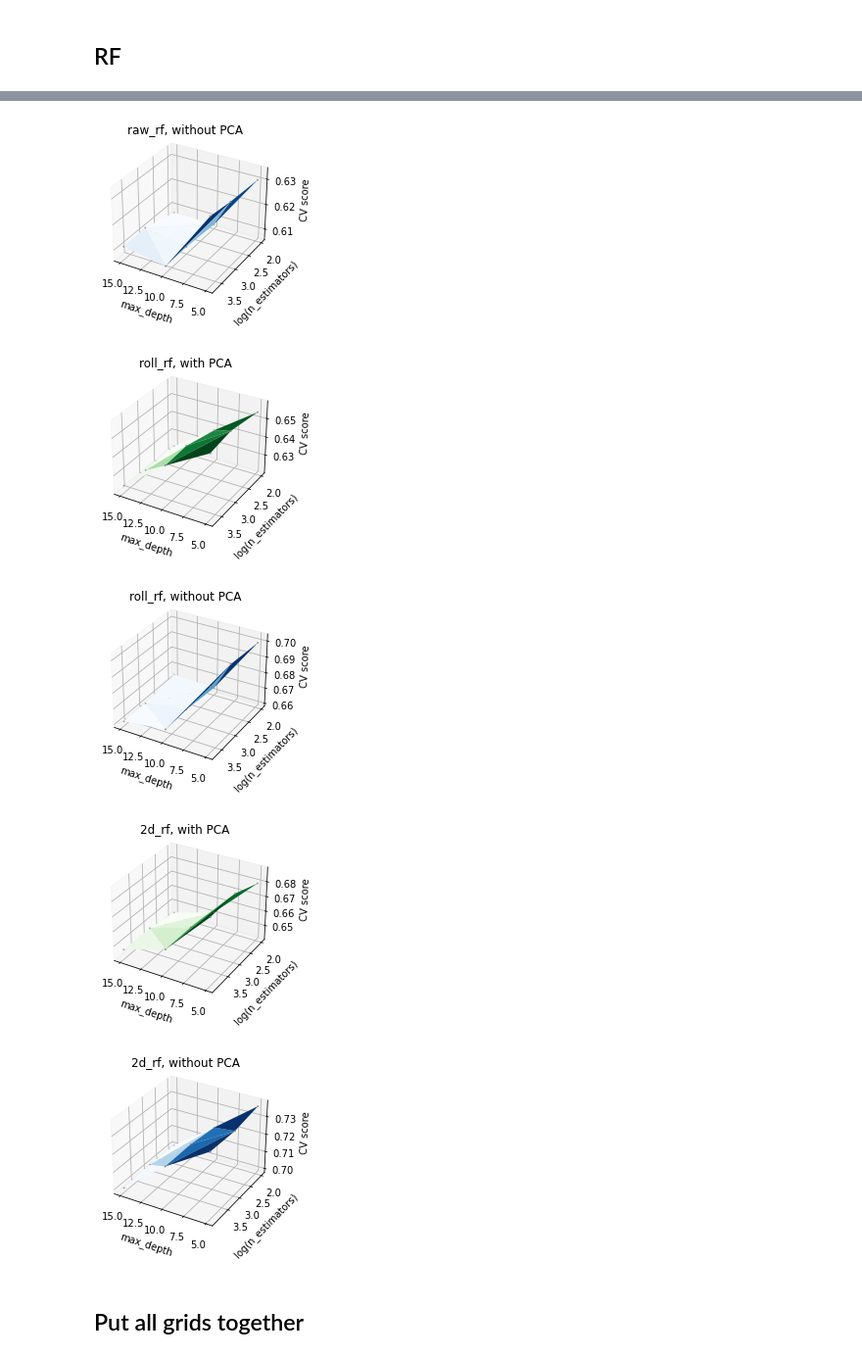
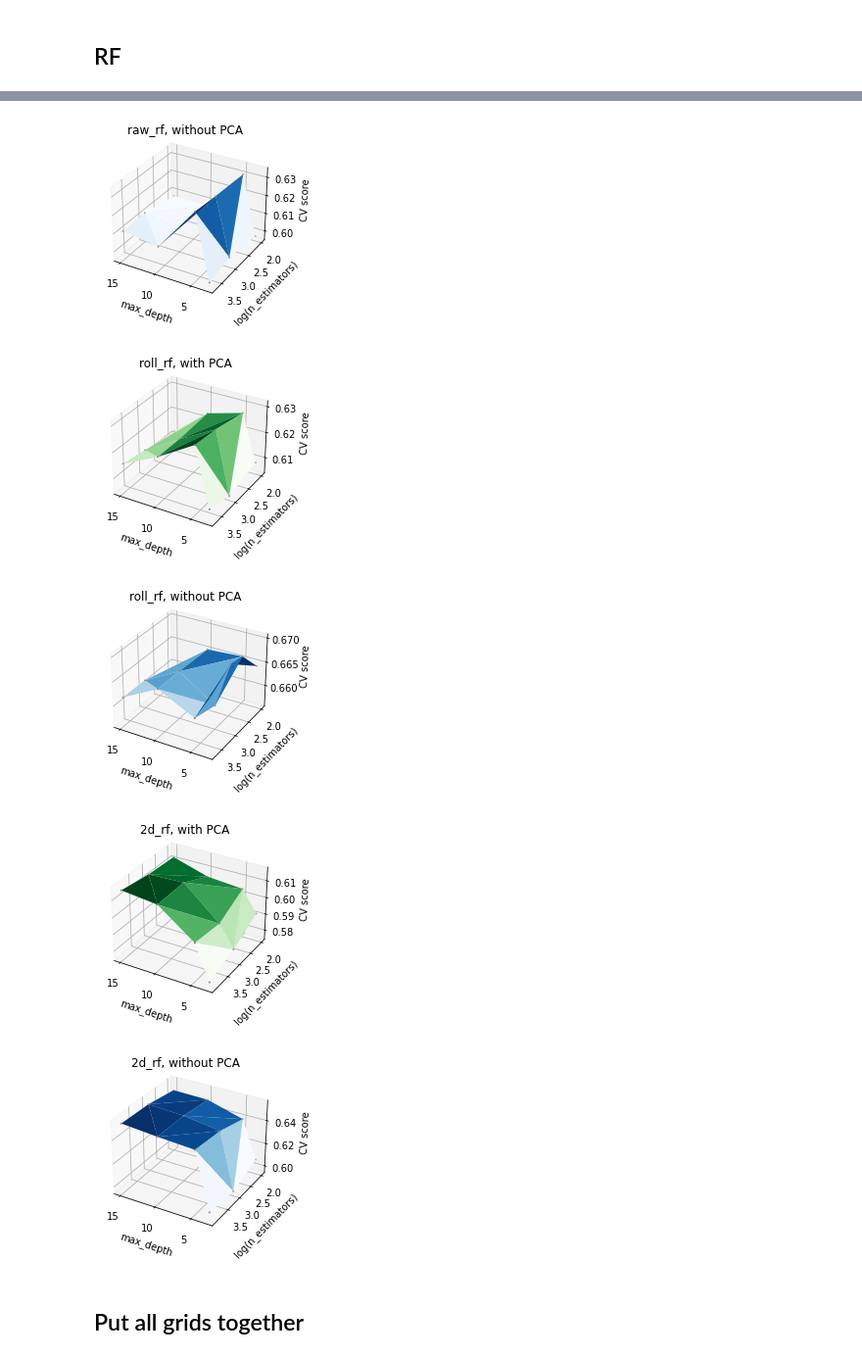
Before and after one commit to dispink/WASA-faciesXRF, a Jupyter notebook: ML_element_15.ipynb, the cells around one changed output, grey strips where cells are left out. Shown at 98% size. Saved outputs shown, nothing was run; the diff lists cells and outputs as text; code cells hidden in the pictures.

```diff
--- a/ML_element_15.ipynb
+++ b/ML_element_15.ipynb
@@ -297,0 +328,10 @@ GridSearchCV(cv=<generator object split.OnegrupOnefacies_cv at 0x...>,
+# %%
+sections = []
+for fa in grouping.index:
+    sections.append(
+        len(norm_df.loc[norm_df.facies == fa,
+        'core_section'].unique())
+    )
+
+grouping['core_section'] = sections
+grouping
@@ -297,0 +351,11 @@ GridSearchCV(cv=<generator object split.OnegrupOnefacies_cv at 0x...>,
+# %%
+fig, axes = plt.subplots(1, 2, sharey='row', figsize=(7, 5))
+for ax, col in zip(axes, ['data_point', 'core_section']):
+    ax.barh(y=grouping.index, width=grouping[col])
+    ax.set_xlabel(' '.join(col.split('_')))
+    for i, row in grouping.iterrows():
+        ax.text(x=row[col],
+                y=i,
+                s=row[col])
+fig.subplots_adjust(wspace=0.05)
+fig.savefig('results/r_data_distribution_{}.png'.format(date))
@@ -304,10 +372,11 @@ These grid resutls are generated from grid_r_raw_lr/svc/rf.py, grid_r_lr/svr/rf.
 from mpl_toolkits.mplot3d import Axes3D
 from matplotlib import cm
 
-for data_dir in ['results/r_raw_lr_grid_20210804.csv',
-                 'results/r_roll_lr_grid_20210804.csv',
-                 'results/r_2d_lr_grid_20210805.csv']:
+for data_dir in ['results/r_raw_lr_grid_20210811.csv',
+                 'results/r_roll_lr_grid_20210811.csv',
+                 'results/r_2d_lr_grid_20210812.csv']:
     grid_df = pd.read_csv(data_dir, index_col = 0)
+    grid_df = grid_df[~grid_df.mean_test_score.isna()]
     data_type = data_dir[10:-18]
 
     fig = plt.figure(figsize = (3.54, 3))
@@ -358,9 +427,9 @@ C = 0.001
 from mpl_toolkits.mplot3d import Axes3D
 from matplotlib import cm
 
-for data_dir in ['results/r_raw_svc_grid_20210804.csv',
-                 'results/r_roll_svc_grid_20210804.csv',
-                 'results/r_2d_svc_grid_20210805.csv']:
+for data_dir in ['results/r_raw_svc_grid_20210811.csv',
+                 'results/r_roll_svc_grid_20210811.csv',
+                 'results/r_2d_svc_grid_20210811.csv']:
     grid_df = pd.read_csv(data_dir, index_col = 0)
     for pca, mask, cmap in zip(['with PCA', 'without PCA'],
                                [~grid_df.param_pca.isna(),
@@ -426,9 +495,9 @@ $\gamma = 0.001, C = 0.1$
 from mpl_toolkits.mplot3d import Axes3D
 from matplotlib import cm
 
-for data_dir in ['results/r_raw_rf_grid_20210804.csv',
-                 'results/r_roll_rf_grid_20210804.csv',
-                 'results/r_2d_rf_grid_20210805.csv']:
+for data_dir in ['results/r_raw_rf_grid_20210811.csv',
+                 'results/r_roll_rf_grid_20210811.csv',
+                 'results/r_2d_rf_grid_20210811.csv']:
     grid_df = pd.read_csv(data_dir, index_col = 0)
     data_type = data_dir[10:-18]
 
@@ -495,8 +564,8 @@ n_estimators = 100.0
-[figure, old version]
+[figure, new version]
-[figure, old version]
+[figure, new version]
-[figure, old version]
+[figure, new version]
-[figure, old version]
+[figure, new version]
-[figure, old version]
+[figure, new version]
 # %% [markdown]
 ## Put all grids together
 # %%
```
Also changed, not shown: parts of 43 cells of this notebook, 12 other files.
